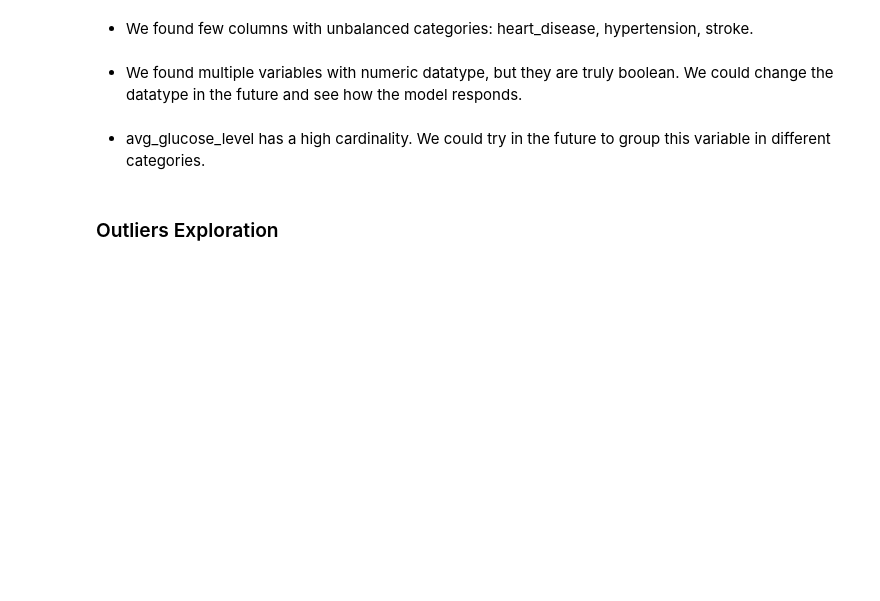
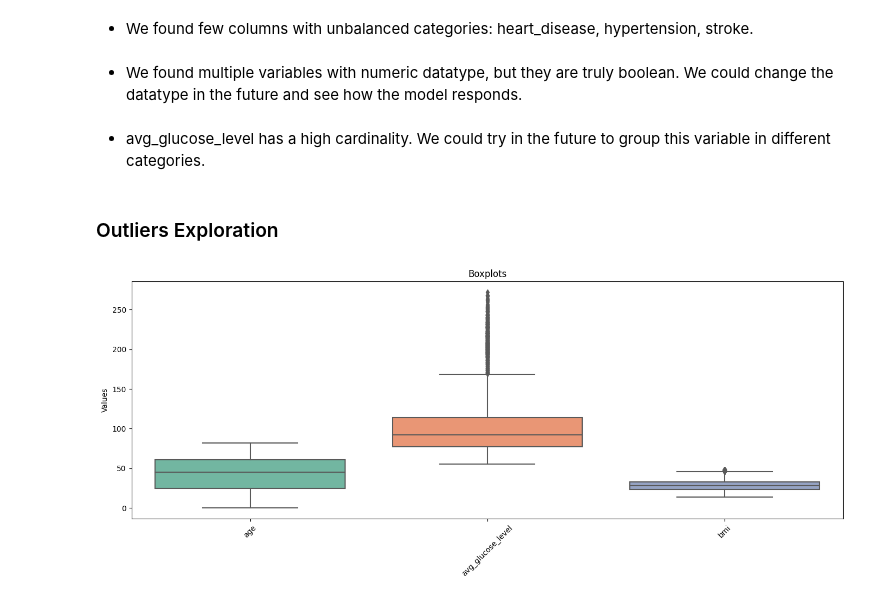
Before and after one commit to AI-School-F5-P2/Data_Scientist_1, a Jupyter notebook: HospitalF5.ipynb, the cells around one changed output. Saved outputs shown, nothing was run; the diff lists cells and outputs as text; code cells hidden in the pictures; blank space fills up the shorter version.

```diff
--- a/HospitalF5.ipynb
+++ b/HospitalF5.ipynb
@@ -179,5 +179,18 @@ dtype: int64
 # %% [markdown]
 ### Outliers Exploration
 # %%
-num = df.select_dtypes(include = ['number'])
+num = df[['age', 'avg_glucose_level', 'bmi']]
 num_columns = list(num)
+# %%
+plt.figure(figsize=(14, 6))
+
+sns.boxplot(data=num, orient="v", palette="Set2")
+
+plt.xticks(rotation=45)
+plt.ylabel("Values")
+plt.title("Boxplots")
+
+plt.tight_layout()
+plt.show()
+# %% [output]
+[figure, added]
```
Also changed, not shown: parts of 2 cells of this notebook.
